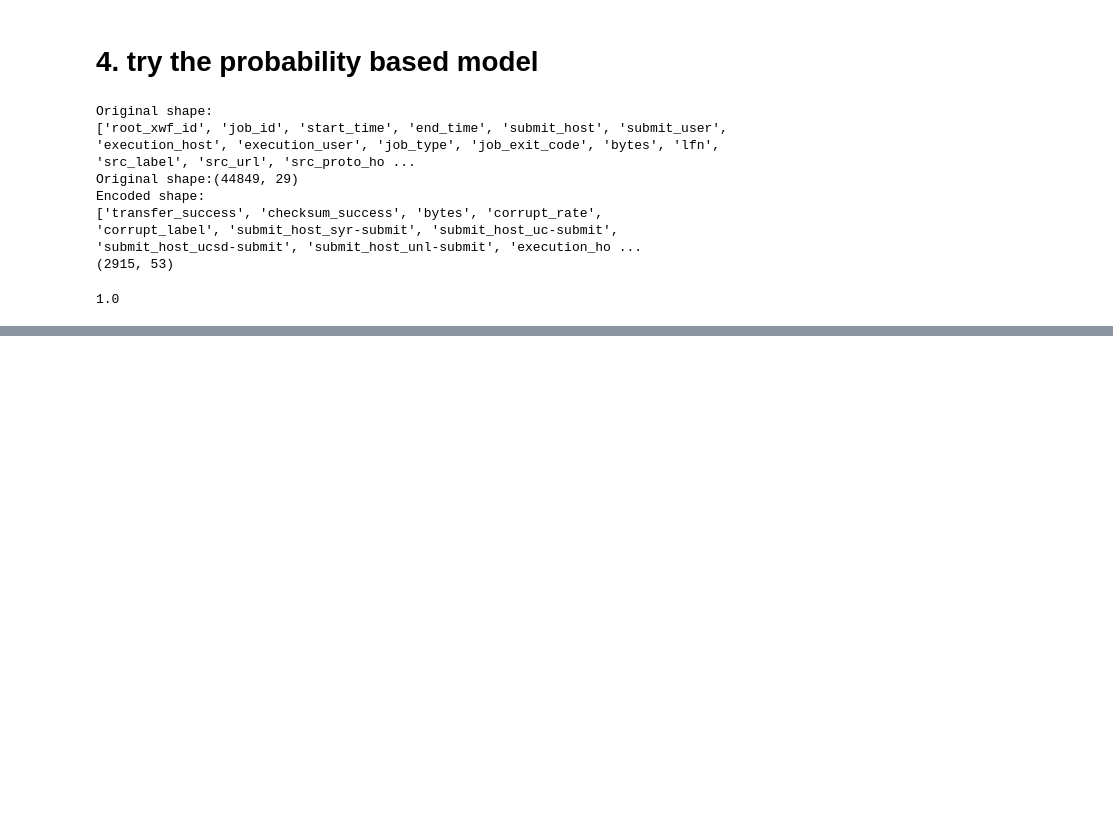
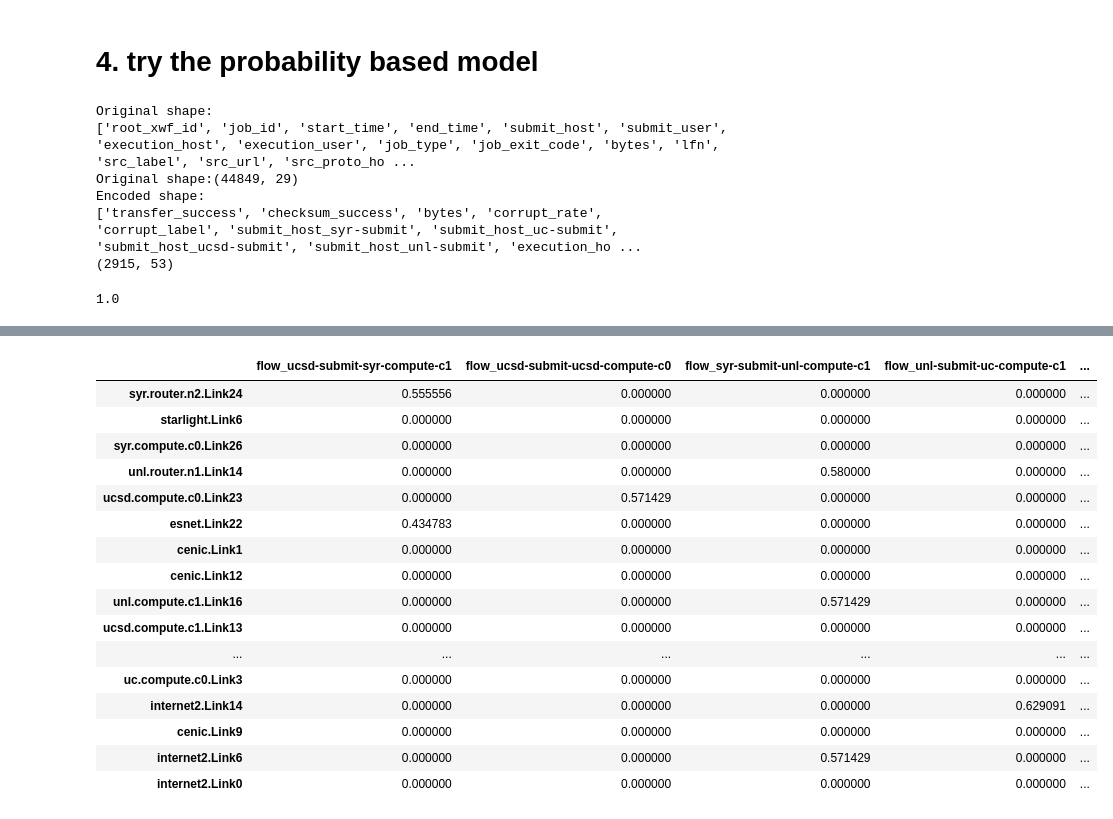
Before and after one commit to RENCI-NRIG/IRIS, a Jupyter notebook: analysis/workflow1.ipynb, the cells around one changed output, grey strips where cells are left out. Saved outputs shown, nothing was run; the diff lists cells and outputs as text; code cells hidden in the pictures; blank space fills up the shorter version.

```diff
--- a/analysis/workflow1.ipynb
+++ b/analysis/workflow1.ipynb
@@ -453,9 +469,33 @@ def generate_prob_dict(df, target_name):
+# %%
+def generate_prob_dict(df, target_name,groups):
+    # summarize the class distribution
+    #target = df.values[:,-5]
+    target = df[target_name]
+    counter = Counter(target)
+    label_prob_dict={}
+    for k,v in counter.items():
+        per = v / len(target) * 100
+        #print('Class=%s, Count=%d, Percentage=%.3f%%' % (k, v, per))
+        df_c=df[(df[target_name]==k)]
+        flow_prob_dict={}
+        for group in groups:
+            prob=prob_dict(df_c,group)
+            flow_prob_dict={**flow_prob_dict,**prob}
+
+        label_prob_dict[k]=flow_prob_dict
+    return label_prob_dict
 # %%
 df_ori,df_dummy,X_complete, y_complete=file_process(input_file,True)
-label_prob_dict=generate_prob_dict(df_ori,"corrupt_label")
+#label_prob_dict=generate_prob_dict(df_ori,"corrupt_label","src_label")
+
+groups=["flow","dst_label"]
+label_prob_dict=generate_prob_dict(df_ori,"corrupt_label",groups)
+
 df_prob = pd.DataFrame.from_dict(label_prob_dict, orient='index')
 df_prob = df_prob.fillna(0)
 df_prob = df_prob[(df_prob.T !=0).any()] #drop rows with all zeros: no corruption labels
+df_prob=df_prob.sort_index()
+
 X=df_prob.to_numpy()
 X=np.nan_to_num(X)
 #print(X)
@@ -478,15 +518,23 @@ clf_prob.score(X,y)
 df_t_ori,df_t_dummy,X_t_complete, y_t_complete=file_process(test_file,True)
 df_t_ori = missing_feature(df_ori, df_t_ori)
 df_t_dummy = missing_feature(df_dummy, df_t_dummy)
-label_prob_dict_test=generate_prob_dict(df_t_ori,"corrupt_label")
+
+#label_prob_dict_test=generate_prob_dict(df_t_ori,"corrupt_label","src_label")
+
+groups=["flow","dst_label"]
+
+label_prob_dict_test=generate_prob_dict(df_t_ori,"corrupt_label",groups)
+
+
 df_prob_test = pd.DataFrame.from_dict(label_prob_dict_test, orient='index')
 
 df_prob_test = missing_feature(df_prob, df_prob_test)
 
 df_prob_test = df_prob_test.fillna(0)
-#df_prob_test = df_prob[(df_prob_test.T !=0).any()] #drop rows with all zeros: no corruption labels
+df_prob_test = df_prob[(df_prob_test.T !=0).any()] #drop rows with all zeros: no corruption labels
 
 #df_prob,df_prob_test = df_prob.align(df_prob_test, join='inner', axis=1)
+df_prob_test = df_prob_test.sort_index()
 
 X_t=df_prob_test.to_numpy()
 print(X_t.shape)
@@ -520,0 +589,20 @@ array(['ucsd.router.n3.Link22 '], dtype=object)
+# %%
+df_prob_test
+# %% [output]
+|  | flow_ucsd-submit-syr-compute-c1 | flow_ucsd-submit-ucsd-compute-c0 | flow_syr-submit-unl-compute-c1 | flow_unl-submit-uc-compute-c1 | ... |
+| syr.router.n2.Link24 | 0.555556 | 0.000000 | 0.000000 | 0.000000 | ... |
+| starlight.Link6 | 0.000000 | 0.000000 | 0.000000 | 0.000000 | ... |
+| syr.compute.c0.Link26 | 0.000000 | 0.000000 | 0.000000 | 0.000000 | ... |
+| unl.router.n1.Link14 | 0.000000 | 0.000000 | 0.580000 | 0.000000 | ... |
+| ucsd.compute.c0.Link23 | 0.000000 | 0.571429 | 0.000000 | 0.000000 | ... |
+| esnet.Link22 | 0.434783 | 0.000000 | 0.000000 | 0.000000 | ... |
+| cenic.Link1 | 0.000000 | 0.000000 | 0.000000 | 0.000000 | ... |
+| cenic.Link12 | 0.000000 | 0.000000 | 0.000000 | 0.000000 | ... |
+| unl.compute.c1.Link16 | 0.000000 | 0.000000 | 0.571429 | 0.000000 | ... |
+| ucsd.compute.c1.Link13 | 0.000000 | 0.000000 | 0.000000 | 0.000000 | ... |
+| ... | ... | ... | ... | ... | ... |
+| uc.compute.c0.Link3 | 0.000000 | 0.000000 | 0.000000 | 0.000000 | ... |
+| internet2.Link14 | 0.000000 | 0.000000 | 0.000000 | 0.629091 | ... |
+| cenic.Link9 | 0.000000 | 0.000000 | 0.000000 | 0.000000 | ... |
+| internet2.Link6 | 0.000000 | 0.000000 | 0.571429 | 0.000000 | ... |
+| internet2.Link0 | 0.000000 | 0.000000 | 0.000000 | 0.000000 | ... |
```
Also changed, not shown: parts of 20 cells of this notebook, 1 other file.
